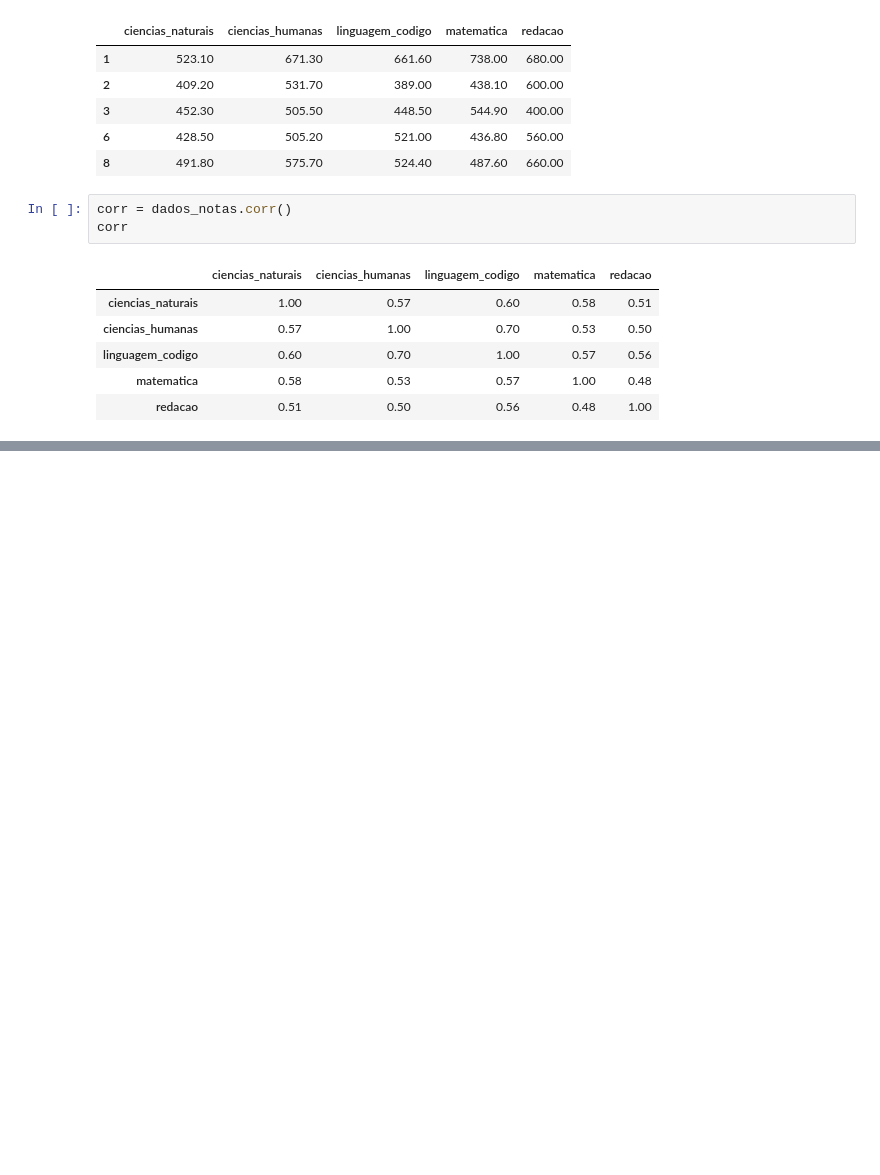
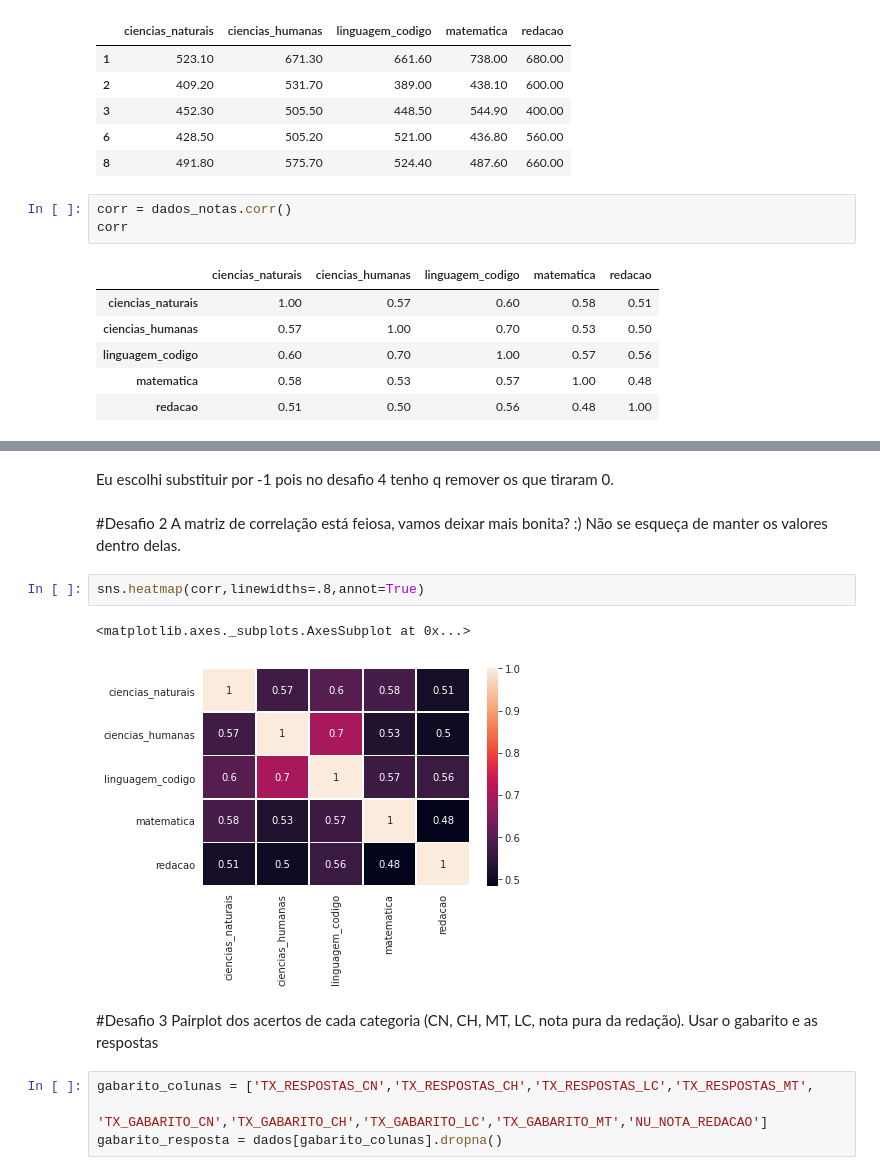
Before and after one commit to RobsonCrLira/QuarentenaDadosAlura, a Jupyter notebook: Desafios_Aula_4.ipynb, the cells around one changed output, grey strips where cells are left out. Saved outputs shown, nothing was run; the diff lists cells and outputs as text; blank space fills up the shorter version.

```diff
--- a/Desafios_Aula_4.ipynb
+++ b/Desafios_Aula_4.ipynb
@@ -104,0 +95,17 @@ sns.pairplot(dados_notas)
+# %% [markdown]
+Eu escolhi substituir por -1 pois no desafio 4 tenho q remover os que tiraram 0.
+# %% [markdown]
+#Desafio 2
+A matriz de correlação está feiosa, vamos deixar mais bonita? :) Não se esqueça de manter os valores dentro delas.
+# %%
+sns.heatmap(corr,linewidths=.8,annot=True)
+# %% [output]
+<matplotlib.axes._subplots.AxesSubplot at 0x...>
+[figure, added]
+# %% [markdown]
+#Desafio 3
+Pairplot dos acertos de cada categoria (CN, CH, MT, LC, nota pura da redação). Usar o gabarito e as respostas
+# %%
+gabarito_colunas = ['TX_RESPOSTAS_CN','TX_RESPOSTAS_CH','TX_RESPOSTAS_LC','TX_RESPOSTAS_MT',
+                    'TX_GABARITO_CN','TX_GABARITO_CH','TX_GABARITO_LC','TX_GABARITO_MT','NU_NOTA_REDACAO']
+gabarito_resposta = dados[gabarito_colunas].dropna()
```
Also changed, not shown: parts of 18 cells of this notebook.
